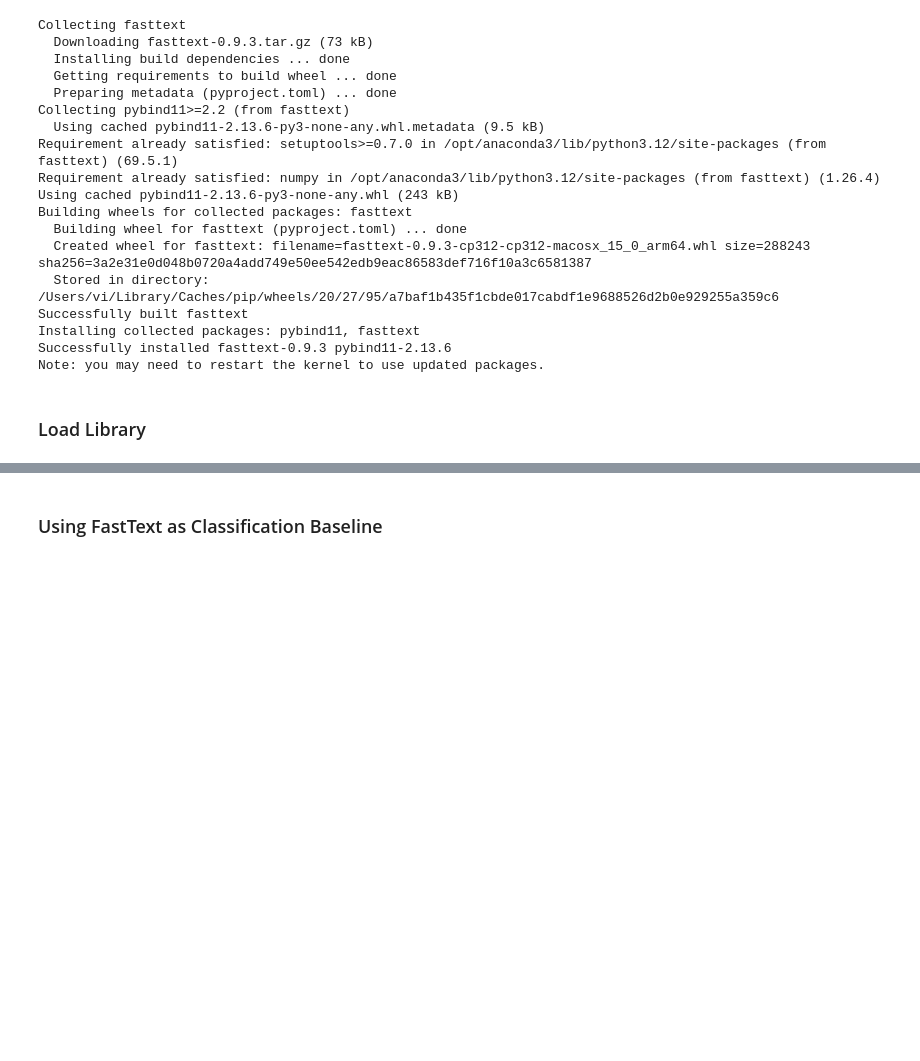
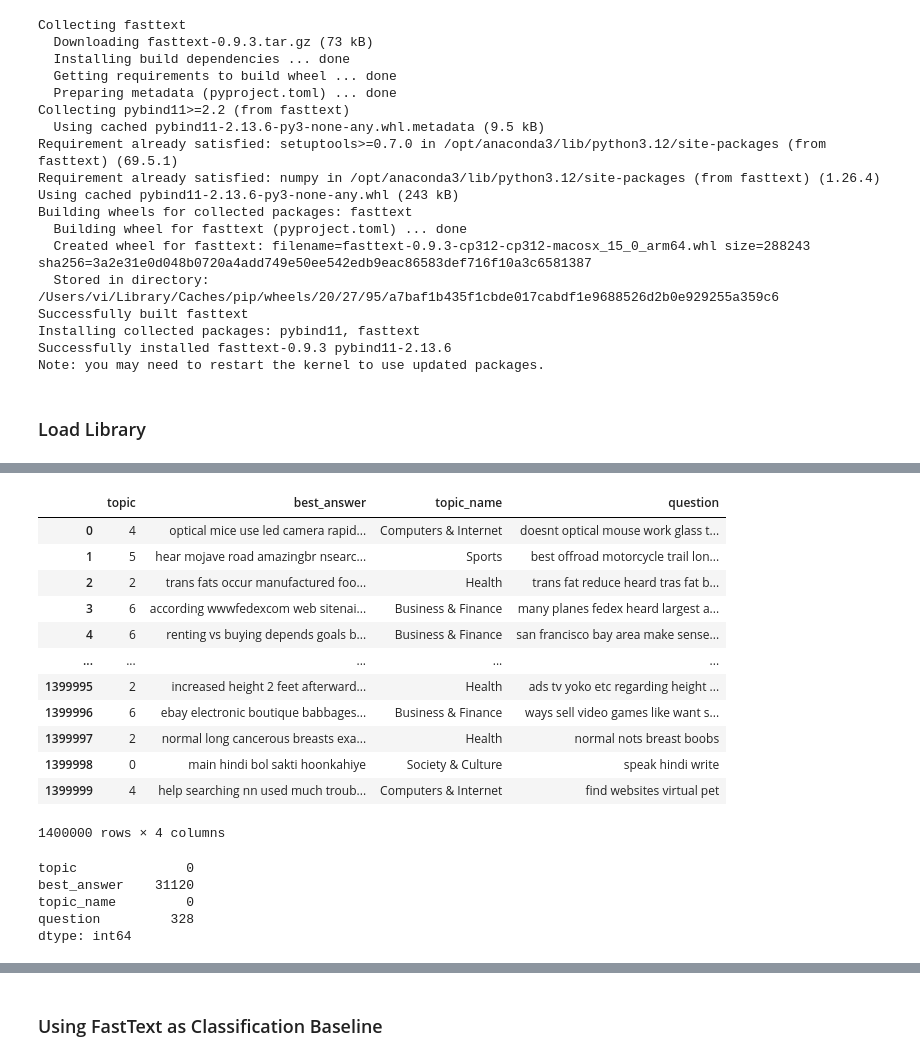
Before and after one commit to zikang-c/Yahoo-Answers-Topic-Classification, a Jupyter notebook: FastText.ipynb, the cells around one changed output, grey strips where cells are left out. Saved outputs shown, nothing was run; the diff lists cells and outputs as text; code cells hidden in the pictures; blank space fills up the shorter version.

```diff
--- a/FastText.ipynb
+++ b/FastText.ipynb
@@ -31,0 +199,31 @@ from sklearn.metrics import accuracy_score
+# %%
+# Combine Question title and question content together
+combine = train.copy()
+combine['question'] = combine['question_title'] + ' ' + combine['question_content']
+combine = combine.drop(columns=['question_title', 'question_content'])
+# %%
+combine
+# %% [output]
+|  | topic | best_answer | topic_name | question |
+| 0 | 4 | optical mice use led camera rapid... | Computers & Internet | doesnt optical mouse work glass t... |
+| 1 | 5 | hear mojave road amazingbr nsearc... | Sports | best offroad motorcycle trail lon... |
+| 2 | 2 | trans fats occur manufactured foo... | Health | trans fat reduce heard tras fat b... |
+| 3 | 6 | according wwwfedexcom web sitenai... | Business & Finance | many planes fedex heard largest a... |
+| 4 | 6 | renting vs buying depends goals b... | Business & Finance | san francisco bay area make sense... |
+| ... | ... | ... | ... | ... |
+| 1399995 | 2 | increased height 2 feet afterward... | Health | ads tv yoko etc regarding height ... |
+| 1399996 | 6 | ebay electronic boutique babbages... | Business & Finance | ways sell video games like want s... |
+| 1399997 | 2 | normal long cancerous breasts exa... | Health | normal nots breast boobs |
+| 1399998 | 0 | main hindi bol sakti hoonkahiye | Society & Culture | speak hindi write |
+| 1399999 | 4 | help searching nn used much troub... | Computers & Internet | find websites virtual pet |
+1400000 rows × 4 columns
+# %%
+combine.replace(r'^\s*$', pd.NA, regex=True, inplace=True)
+nan_counts = combine.isna().sum()
+nan_counts
+# %% [output]
+topic              0
+best_answer    31120
+topic_name         0
+question         328
+dtype: int64
```
Also changed, not shown: parts of 36 cells of this notebook, 1 other file.
